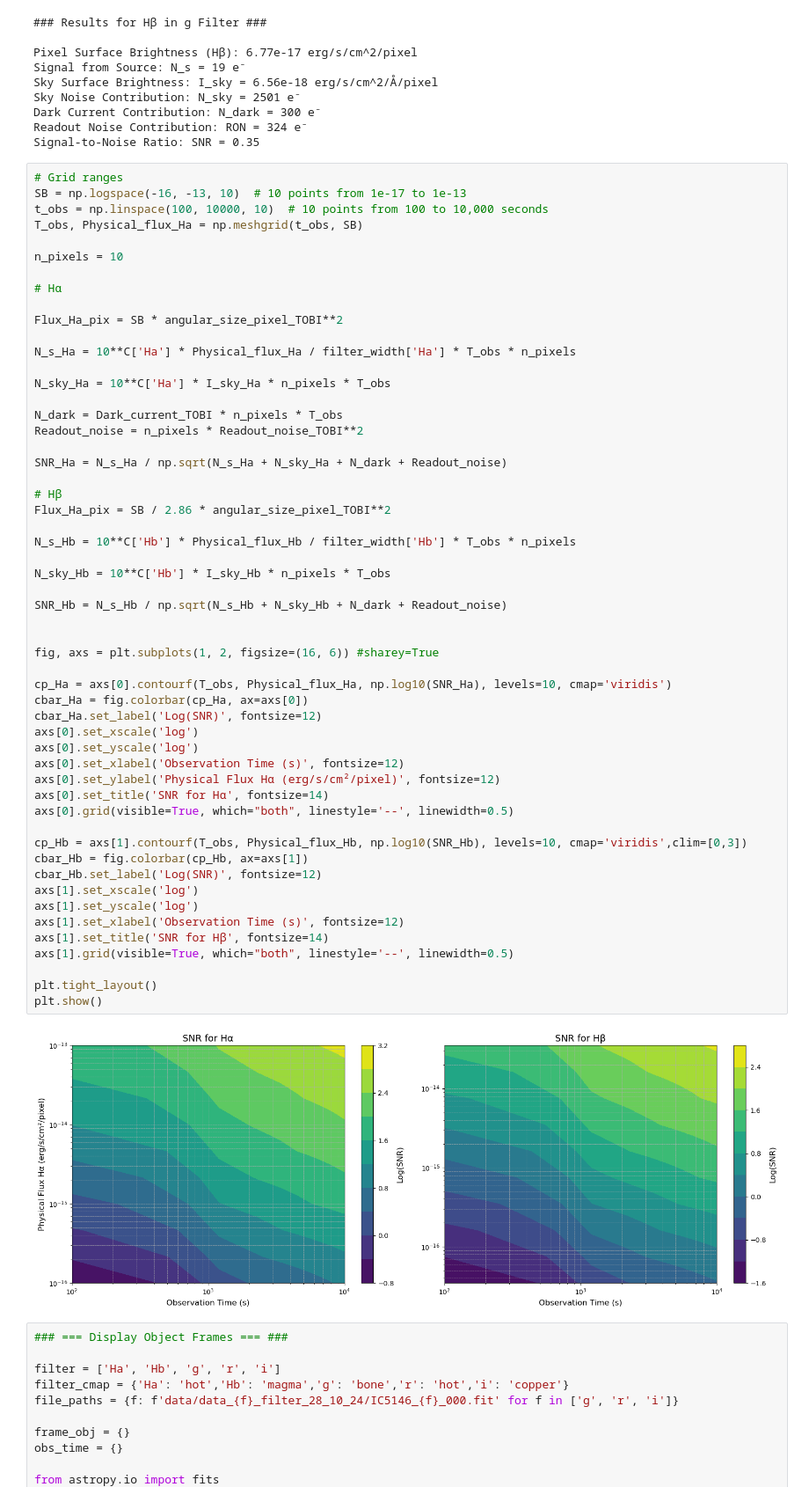
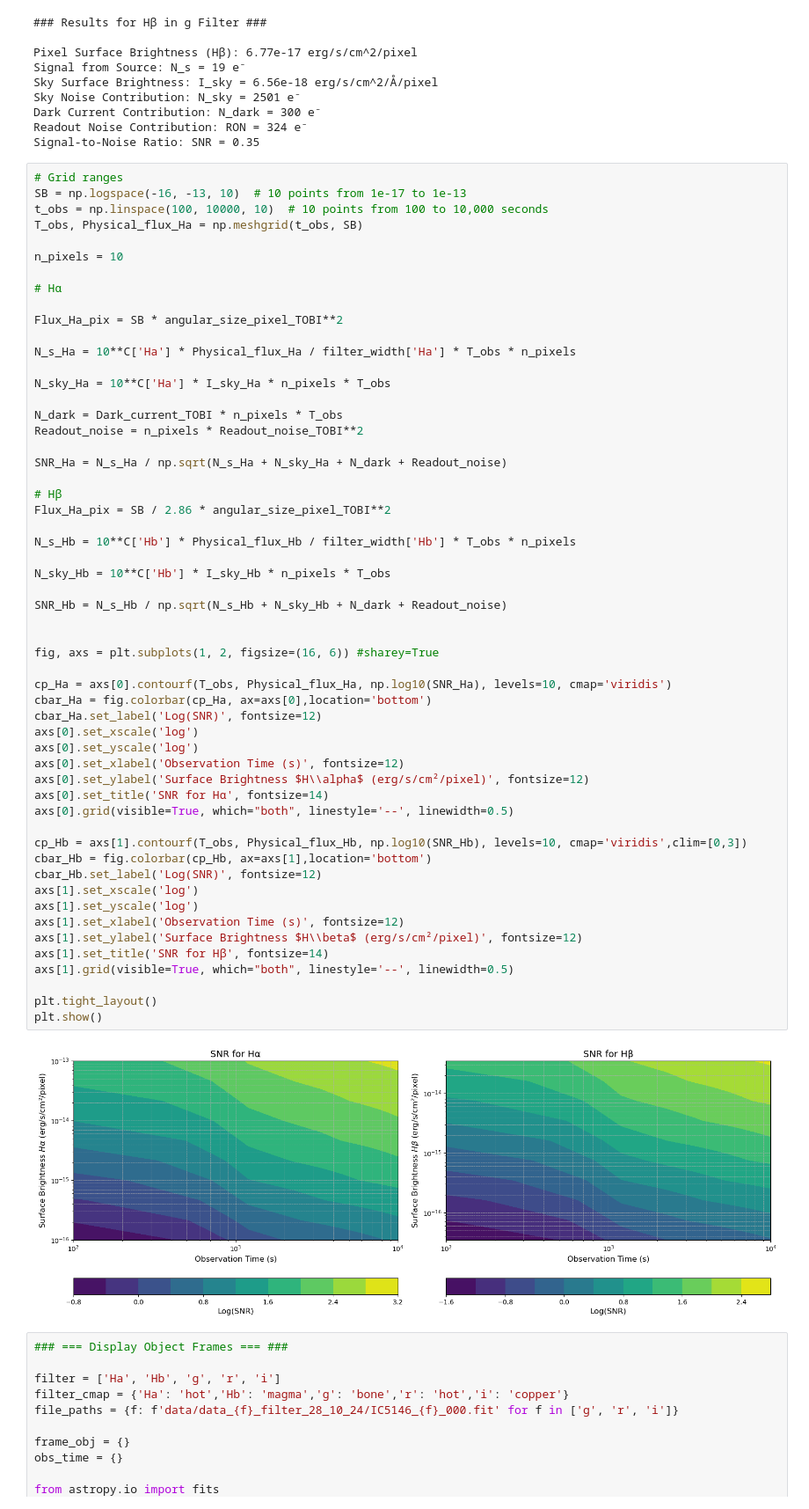
Before and after one commit to robertoinfurna/lab_TOBI_telescope, a Jupyter notebook: SNR.ipynb, the cells around one changed output. Shown at 88% size. Drawn from its saved outputs; the diff is of its cells as text.

```diff
--- a/SNR.ipynb
+++ b/SNR.ipynb
@@ -360,37 +360,38 @@ SNR_Ha = N_s_Ha / np.sqrt(N_s_Ha + N_sky_Ha + N_dark + Readout_noise)
 Flux_Ha_pix = SB / 2.86 * angular_size_pixel_TOBI**2
 
 N_s_Hb = 10**C['Hb'] * Physical_flux_Hb / filter_width['Hb'] * T_obs * n_pixels
 
 N_sky_Hb = 10**C['Hb'] * I_sky_Hb * n_pixels * T_obs
 
 SNR_Hb = N_s_Hb / np.sqrt(N_s_Hb + N_sky_Hb + N_dark + Readout_noise)
 
 
 fig, axs = plt.subplots(1, 2, figsize=(16, 6)) #sharey=True
 
 cp_Ha = axs[0].contourf(T_obs, Physical_flux_Ha, np.log10(SNR_Ha), levels=10, cmap='viridis')
-cbar_Ha = fig.colorbar(cp_Ha, ax=axs[0])
+cbar_Ha = fig.colorbar(cp_Ha, ax=axs[0],location='bottom')
 cbar_Ha.set_label('Log(SNR)', fontsize=12)
 axs[0].set_xscale('log')
 axs[0].set_yscale('log')
 axs[0].set_xlabel('Observation Time (s)', fontsize=12)
-axs[0].set_ylabel('Physical Flux Hα (erg/s/cm²/pixel)', fontsize=12)
+axs[0].set_ylabel('Surface Brightness $H\\alpha$ (erg/s/cm²/pixel)', fontsize=12)
 axs[0].set_title('SNR for Hα', fontsize=14)
 axs[0].grid(visible=True, which="both", linestyle='--', linewidth=0.5)
 
 cp_Hb = axs[1].contourf(T_obs, Physical_flux_Hb, np.log10(SNR_Hb), levels=10, cmap='viridis',clim=[0,3])
-cbar_Hb = fig.colorbar(cp_Hb, ax=axs[1])
+cbar_Hb = fig.colorbar(cp_Hb, ax=axs[1],location='bottom')
 cbar_Hb.set_label('Log(SNR)', fontsize=12)
 axs[1].set_xscale('log')
 axs[1].set_yscale('log')
 axs[1].set_xlabel('Observation Time (s)', fontsize=12)
+axs[1].set_ylabel('Surface Brightness $H\\beta$ (erg/s/cm²/pixel)', fontsize=12)
 axs[1].set_title('SNR for Hβ', fontsize=14)
 axs[1].grid(visible=True, which="both", linestyle='--', linewidth=0.5)
 
 plt.tight_layout()
 plt.show()
 # %% [output]
-[figure, old version]
+[figure, new version]
 # %%
 ### === Display Object Frames === ###
 
```
Also changed, not shown: parts of 1 cell of this notebook.
